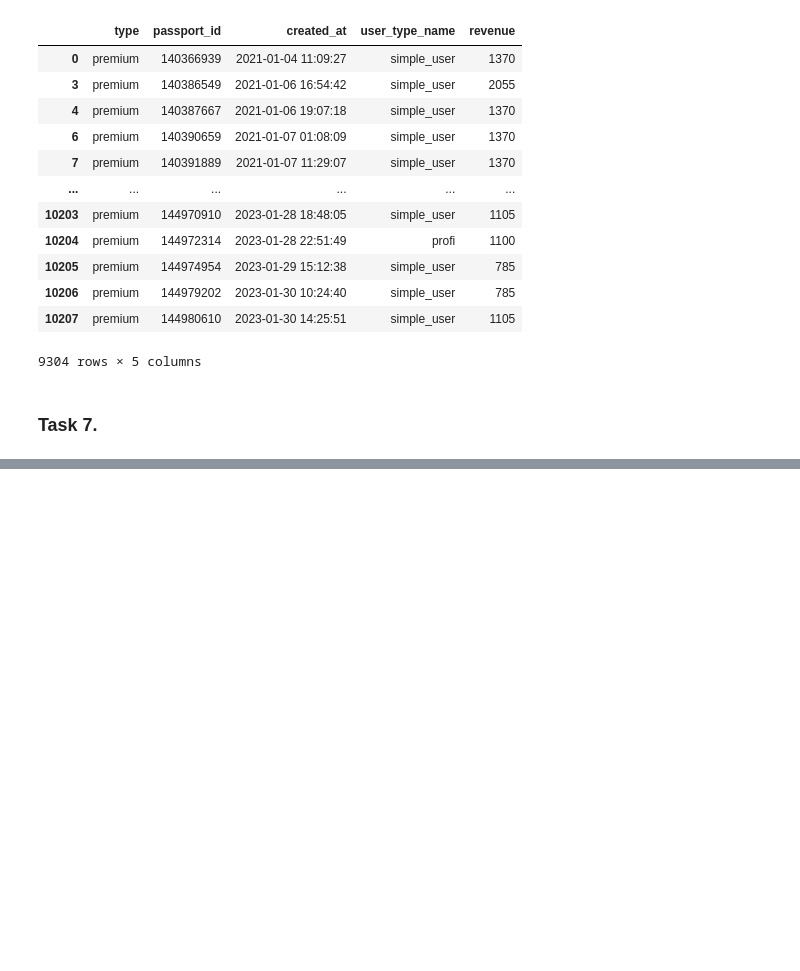
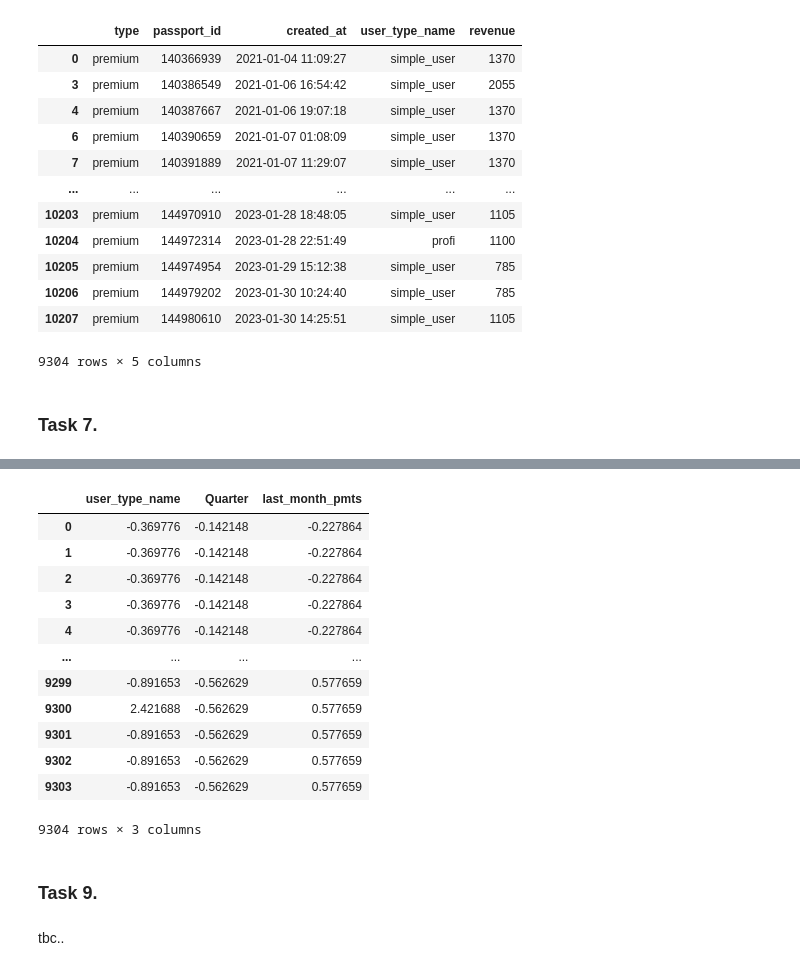
Before and after one commit to nktnlx/advanced_data_analysis_course, a Jupyter notebook: 04_ml/02_ml_pipelines.ipynb, the cells around one changed output, grey strips where cells are left out. Cells and saved outputs as stored; diff of their text form; code cells hidden in the pictures; blank space fills up the shorter version.

Commit message:
tasks 1-8 finished

```diff
--- a/04_ml/02_ml_pipelines.ipynb
+++ b/04_ml/02_ml_pipelines.ipynb
@@ -277,0 +410,26 @@ col_selector.fit_transform(df_filt)
+# %%
+X_ = df_filt.drop(['type', 'revenue'], axis=1).reset_index(drop=True)
+y_ = df_filt[['revenue']].reset_index(drop=True)
+# %%
+final_processed_data = final_process_pipe.fit_transform(X_,y_)
+final_processed_data.to_csv('final_processed_data.csv', index=False)
+# %%
+final_processed_data
+# %% [output]
+|  | user_type_name | Quarter | last_month_pmts |
+| 0 | -0.369776 | -0.142148 | -0.227864 |
+| 1 | -0.369776 | -0.142148 | -0.227864 |
+| 2 | -0.369776 | -0.142148 | -0.227864 |
+| 3 | -0.369776 | -0.142148 | -0.227864 |
+| 4 | -0.369776 | -0.142148 | -0.227864 |
+| ... | ... | ... | ... |
+| 9299 | -0.891653 | -0.562629 | 0.577659 |
+| 9300 | 2.421688 | -0.562629 | 0.577659 |
+| 9301 | -0.891653 | -0.562629 | 0.577659 |
+| 9302 | -0.891653 | -0.562629 | 0.577659 |
+| 9303 | -0.891653 | -0.562629 | 0.577659 |
+9304 rows × 3 columns
+# %% [markdown]
+### Task 9.
+# %% [markdown]
+tbc..
```
Also changed, not shown: parts of 11 cells of this notebook.
